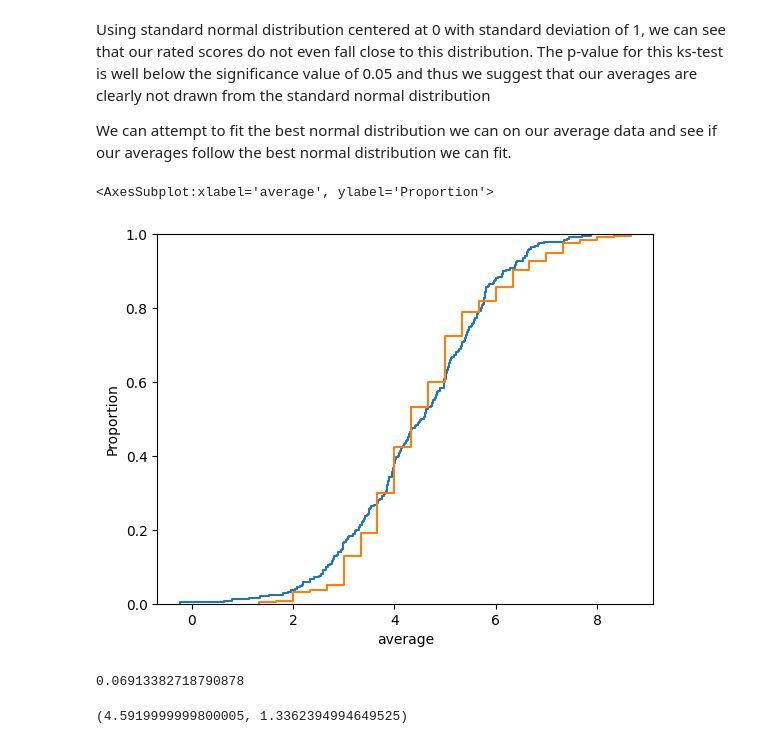
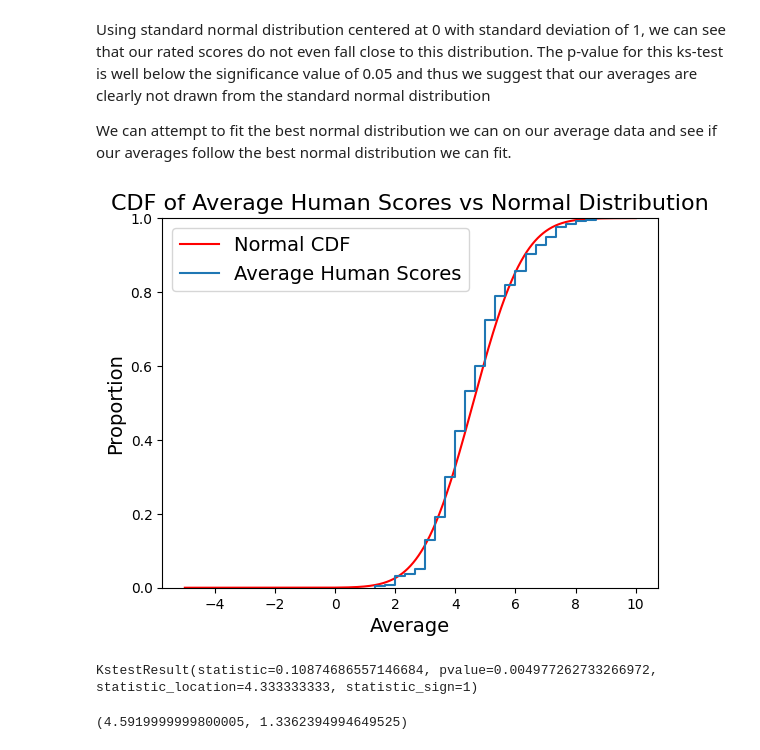
Before and after one commit to anananan116/MATH189_final_project, a Jupyter notebook: regression_KStest.ipynb, the cells around one changed output. Drawn from its saved outputs; the diff is of its cells as text; code cells hidden in the pictures.

```diff
--- a/regression_KStest.ipynb
+++ b/regression_KStest.ipynb
@@ -83,19 +84,24 @@ KS_result.pvalue
 Using standard normal distribution centered at 0 with standard deviation of 1, we can see that our rated scores do not even fall close to this distribution. The p-value for this ks-test is well below the significance value of 0.05 and thus we suggest that our averages are clearly not drawn from the standard normal distribution
 
 We can attempt to fit the best normal distribution we can on our average data and see if our averages follow the best normal distribution we can fit.
-# %%
-mu, std = stats.norm.fit(df['average'])
-u_new = np.random.normal(loc=mu, scale=std, size=df.shape[0])
-sns.ecdfplot(u_new)
-sns.ecdfplot(w)
-# %% [output]
-<AxesSubplot:xlabel='average', ylabel='Proportion'>
-[figure, removed]
+# %%
+mu, std = stats.norm.fit(df['average'])
+x = np.linspace(-5, 10, 1000)
+plt.plot(x, stats.norm.cdf(x, mu, std), label='Normal CDF', color='red')
+sns.ecdfplot(w, label='Average Human Scores')
+plt.title('CDF of Average Human Scores vs Normal Distribution', fontsize=16)
+plt.legend(fontsize=14)
+plt.xlabel('Average', fontsize=14)
+plt.ylabel('Proportion', fontsize=14)
+plt.savefig("oneSampKSTest.pdf", format="pdf", bbox_inches="tight")
+plt.show()
+# %% [output]
+[figure, added]
 # %%
-KS_result_new = stats.kstest(u_new, w)
-KS_result_new.pvalue
+KS_result_new = stats.kstest(w, 'norm', args=(mu, std))
+KS_result_new
 # %% [output]
-0.06913382718790878
+KstestResult(statistic=0.10874686557146684, pvalue=0.004977262733266972, statistic_location=4.333333333, statistic_sign=1)
 # %%
 mu, std
 # %% [output]
```
Also changed, not shown: parts of 3 cells of this notebook, 4 other files.
